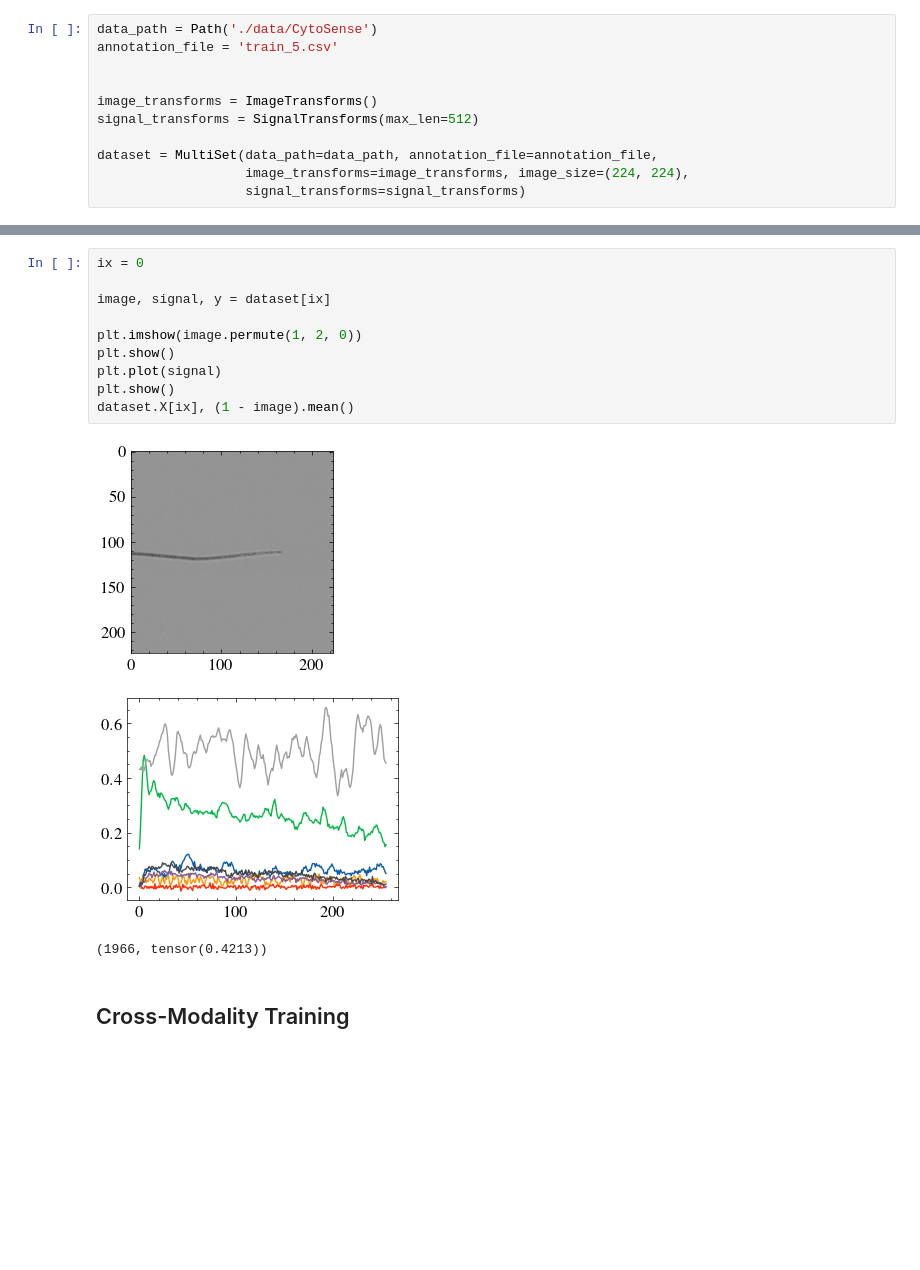
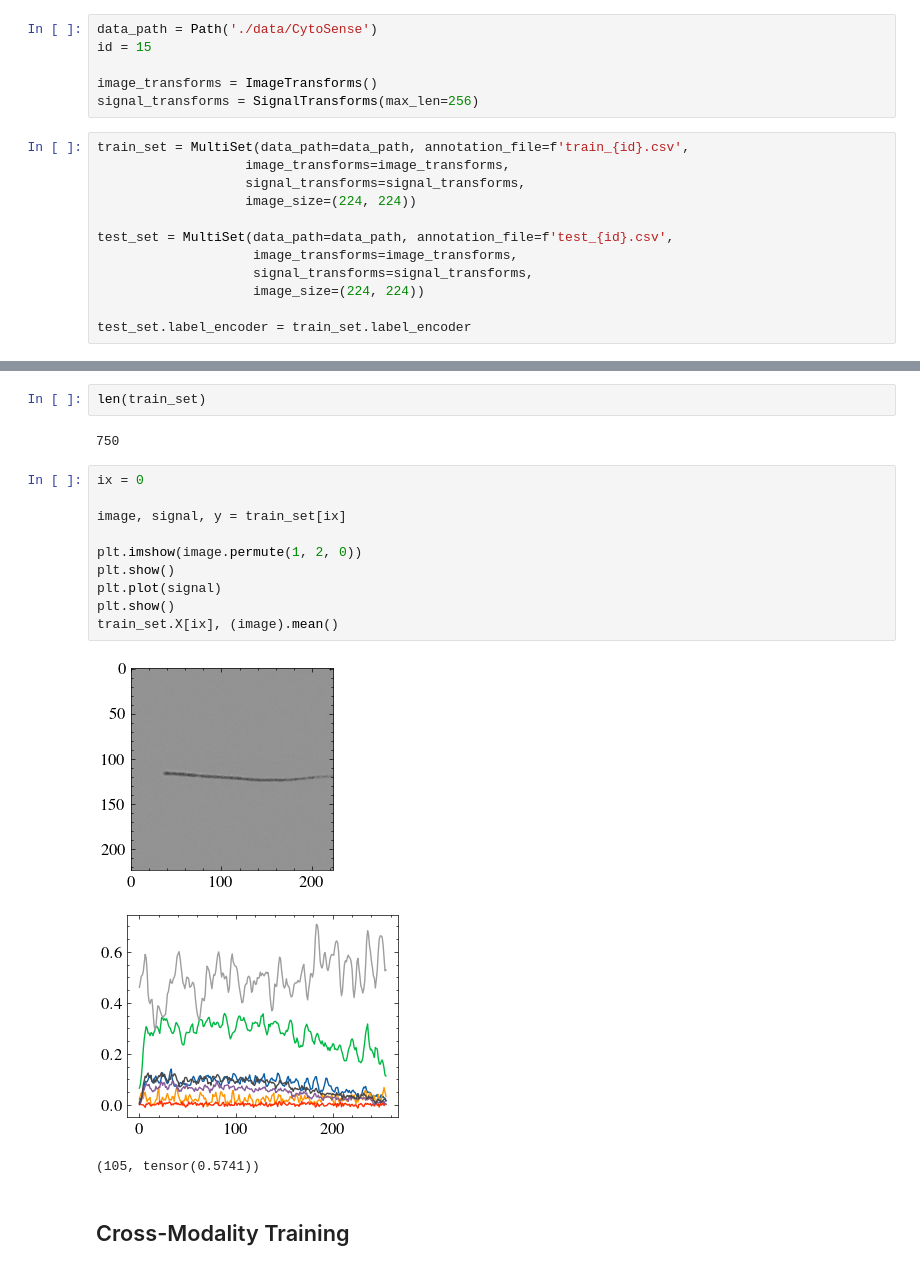
Before and after one commit to imveikka/multimodal_plankton_recognition, a Jupyter notebook: sandbox.ipynb, the cells around one changed output, grey strips where cells are left out. Saved outputs shown, nothing was run; the diff lists cells and outputs as text; blank space fills up the shorter version.

```diff
--- a/sandbox.ipynb
+++ b/sandbox.ipynb
@@ -39,12 +36,19 @@ plt.rcParams.update({
 })
 # %%
 data_path = Path('./data/CytoSense')
-annotation_file = 'train_5.csv'
-
+id = 15
 
 image_transforms = ImageTransforms()
-signal_transforms = SignalTransforms(max_len=512)
-
-dataset = MultiSet(data_path=data_path, annotation_file=annotation_file,
-                   image_transforms=image_transforms, image_size=(224, 224),
-                   signal_transforms=signal_transforms)
+signal_transforms = SignalTransforms(max_len=256)
+# %%
+train_set = MultiSet(data_path=data_path, annotation_file=f'train_{id}.csv',
+                   image_transforms=image_transforms,
+                   signal_transforms=signal_transforms,
+                   image_size=(224, 224))
+
+test_set = MultiSet(data_path=data_path, annotation_file=f'test_{id}.csv',
+                    image_transforms=image_transforms,
+                    signal_transforms=signal_transforms,
+                    image_size=(224, 224))
+
+test_set.label_encoder = train_set.label_encoder
@@ -51,16 +62,20 @@ dataset = MultiSet(data_path=data_path, annotation_file=annotation_file,
+# %%
+len(train_set)
+# %% [output]
+750
 # %%
 ix = 0
 
-image, signal, y = dataset[ix]
+image, signal, y = train_set[ix]
 
 plt.imshow(image.permute(1, 2, 0))
 plt.show()
 plt.plot(signal)
 plt.show()
-dataset.X[ix], (1 - image).mean()
+train_set.X[ix], (image).mean()
 # %% [output]
-[figure, old version]
+[figure, new version]
-[figure, old version]
+[figure, new version]
-(1966, tensor(0.4213))
+(105, tensor(0.5741))
 # %% [markdown]
 ## Cross-Modality Training
```
Also changed, not shown: parts of 12 cells of this notebook, 11 other files.
